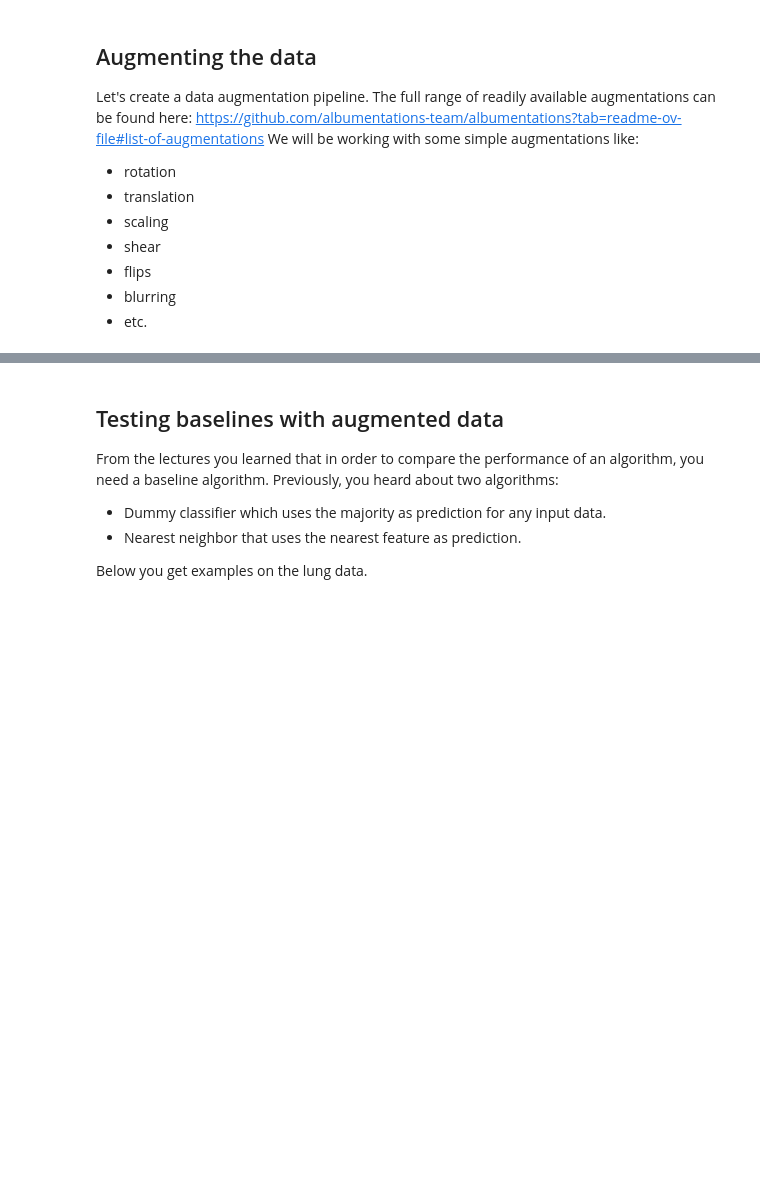
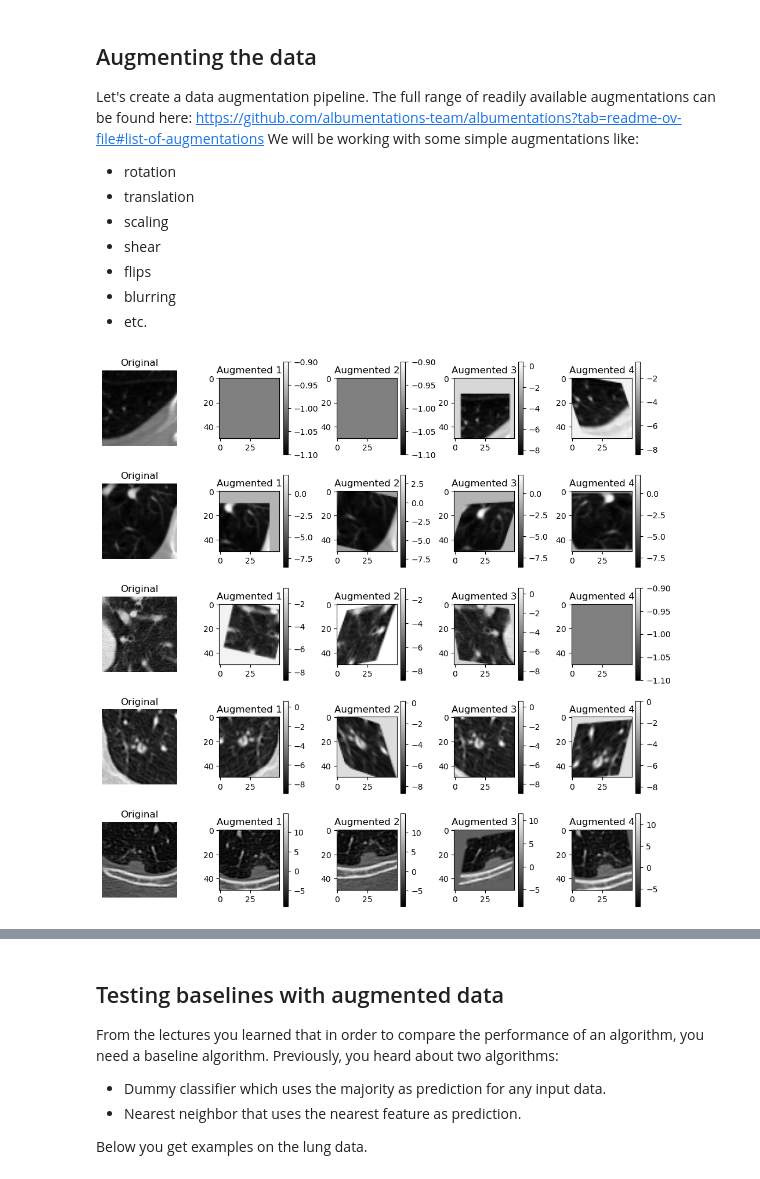
Before and after one commit to ImagingLectures/qbi2025-ex2-sunhollyjolly, a Jupyter notebook: exercise/02-AugmentationExercise.ipynb, the cells around one changed output, grey strips where cells are left out. Drawn from its saved outputs; the diff is of its cells as text; code cells hidden in the pictures; blank space fills up the shorter version.

```diff
--- a/exercise/02-AugmentationExercise.ipynb
+++ b/exercise/02-AugmentationExercise.ipynb
@@ -95,6 +123,37 @@ transform = A.Compose([
     A.GaussianBlur(p=0.2),
     A.Normalize(mean=(0.5,), std=(0.5,)),  # Normalize images
 ])
+# %%
+# GIven a set of images, plot the image and in the same row plot 4 augmentations of the image
+def plot_augmented_images(images, transform: A.Compose, n=5):
+    plt.figure(figsize=(10, 10))
+
+    indices = np.random.choice(len(images), n, replace=False)  # Randomly select n images
+    selected_images = images[indices]
+
+    grid_size = int(n ** 0.5)  # Create a square grid
+    for i, img in enumerate(selected_images):
+        plt.subplot(n, 5, i * 5 + 1)
+        plt.imshow(img, cmap='gray')
+        plt.title("Original")
+        plt.axis('off')
+
+        for j in range(4):
+            transformed = transform(image=img)
+            transformed_image = transformed["image"]
+            plt.subplot(n, 5, i * 5 + j + 2)
+            plt.imshow(transformed_image, cmap='gray')
+            plt.title(f"Augmented {j + 1}")
+            plt.colorbar()
+            # plt.axis('off')
+
+    plt.tight_layout()
+    plt.show()
+
+# Assuming your images are stored in `X`
+plot_augmented_images(imgs, transform, n=5)
+# %% [output]
+[figure, added]
 # %%
 # TODO: WHich transformations do you see?
 im = imgs[0]
```
Also changed, not shown: parts of 29 cells of this notebook.
